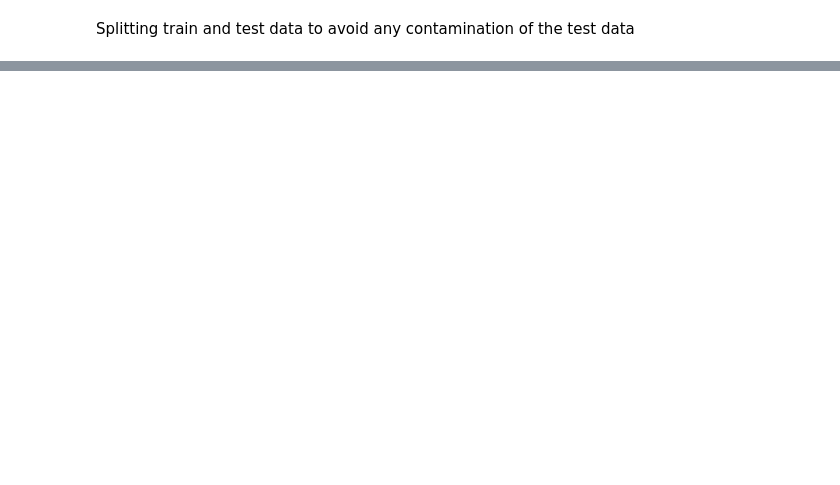
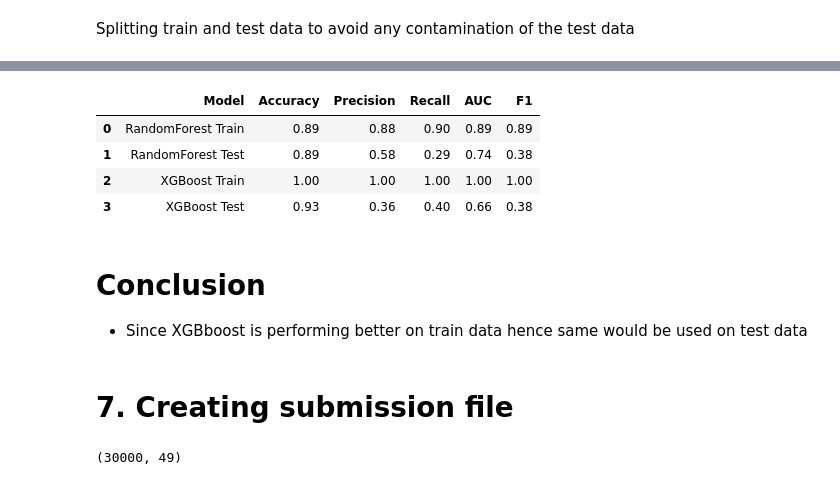
Before and after one commit to Anki0812/Telecom_Churn, a Jupyter notebook: ankita-mayur_V10.ipynb, the cells around one changed output, grey strips where cells are left out. Saved outputs shown, nothing was run; the diff lists cells and outputs as text; code cells hidden in the pictures; blank space fills up the shorter version.

```diff
--- a/ankita-mayur_V10.ipynb
+++ b/ankita-mayur_V10.ipynb
@@ -630,0 +846,2 @@ Finally, lets create a csv file out of this dataset, ensuring to set index=False
+# %%
+model_cv.fit(X_train_pca, y_train_resample)
@@ -630,0 +873,3 @@ Finally, lets create a csv file out of this dataset, ensuring to set index=False
+# %%
+model = XGBClassifier(random_state=42, learning_rate=0.3, subsample=0.5)
+model.fit(X_train_pca, y_train_resample)
@@ -630,0 +888,5 @@ Finally, lets create a csv file out of this dataset, ensuring to set index=False
+# %%
+y_pred_train = model.predict(X_train_pca)
+train = print_model_metrics(y_train_resample, y_pred_train ,'XGBoost Train')
+result = pd.concat([result, train], ignore_index=True)
+train
@@ -630,0 +897,6 @@ Finally, lets create a csv file out of this dataset, ensuring to set index=False
+# %%
+
+y_pred_test = model.predict(X_test_pca)
+test = print_model_metrics(y_test, y_pred_test ,'XGBoost Test')
+result = pd.concat([result, test], ignore_index=True)
+test
@@ -630,0 +928,13 @@ Finally, lets create a csv file out of this dataset, ensuring to set index=False
+# %%
+result
+# %% [output]
+|  | Model | Accuracy | Precision | Recall | AUC | F1 |
+| 0 | RandomForest Train | 0.89 | 0.88 | 0.90 | 0.89 | 0.89 |
+| 1 | RandomForest Test | 0.89 | 0.58 | 0.29 | 0.74 | 0.38 |
+| 2 | XGBoost Train | 1.00 | 1.00 | 1.00 | 1.00 | 1.00 |
+| 3 | XGBoost Test | 0.93 | 0.36 | 0.40 | 0.66 | 0.38 |
+# %% [markdown]
+# Conclusion
+- Since XGBboost is performing better on train data hence same would be used on test data
+# %% [markdown]
+# 7. Creating submission file
@@ -630,0 +943,9 @@ Finally, lets create a csv file out of this dataset, ensuring to set index=False
+# %%
+# Impute missing values
+imp = SimpleImputer(strategy='constant', fill_value=0)
+X_unseen_imputed = imp.fit_transform(unseen_new)
+X_unseen_scaled = scaler.transform(X_unseen_imputed)
+X_unseen_pca = pca.transform(X_unseen_scaled)
+X_unseen_pca.shape
+# %% [output]
+(30000, 49)
```
Also changed, not shown: parts of 128 cells of this notebook.
